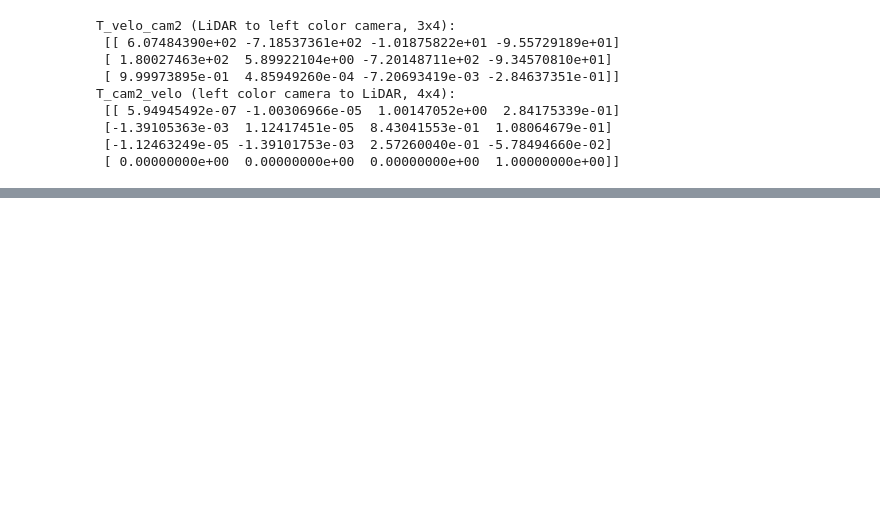
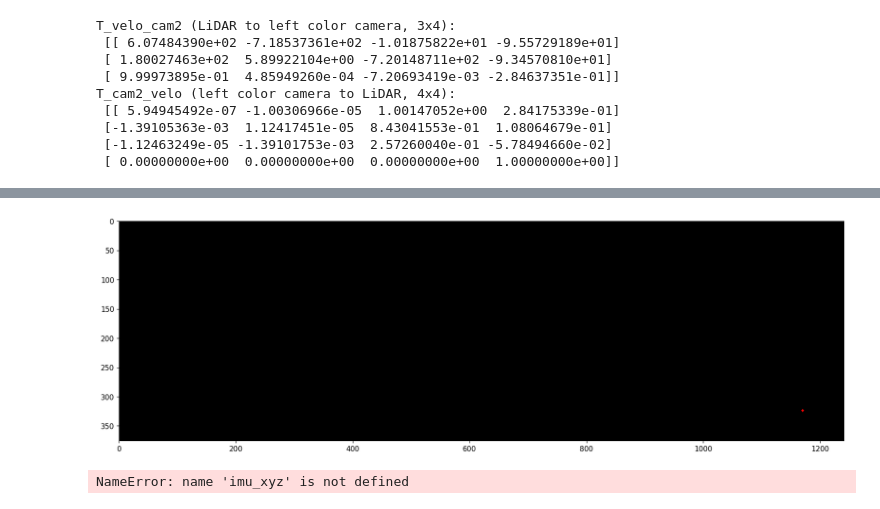
Before and after one commit to Phionanamugga/Autonomous_Navigation, a Jupyter notebook: ObjectDetection.ipynb, the cells around one changed output, grey strips where cells are left out. Saved outputs shown, nothing was run; the diff lists cells and outputs as text; code cells hidden in the pictures; blank space fills up the shorter version.

```diff
--- a/ObjectDetection.ipynb
+++ b/ObjectDetection.ipynb
@@ -379,0 +387,10 @@ velo_image = draw_velo_on_image(velo_uvz, np.zeros_like(left_image))
+# %%
+left_image_2 = cv2.cvtColor(cv2.imread(left_image_paths[index+1]),cv2.COLOR_BGR2RGB)
+velo_image_2 = draw_velo_on_image(velo_uvz, np.zeros_like(left_image_2))
+plt.imshow(velo_image_2);
+# %% [output]
+[figure, added]
+# %%
+imu_xyz
+# %% [output]
+NameError: name 'imu_xyz' is not defined
```
Also changed, not shown: parts of 22 cells of this notebook.
